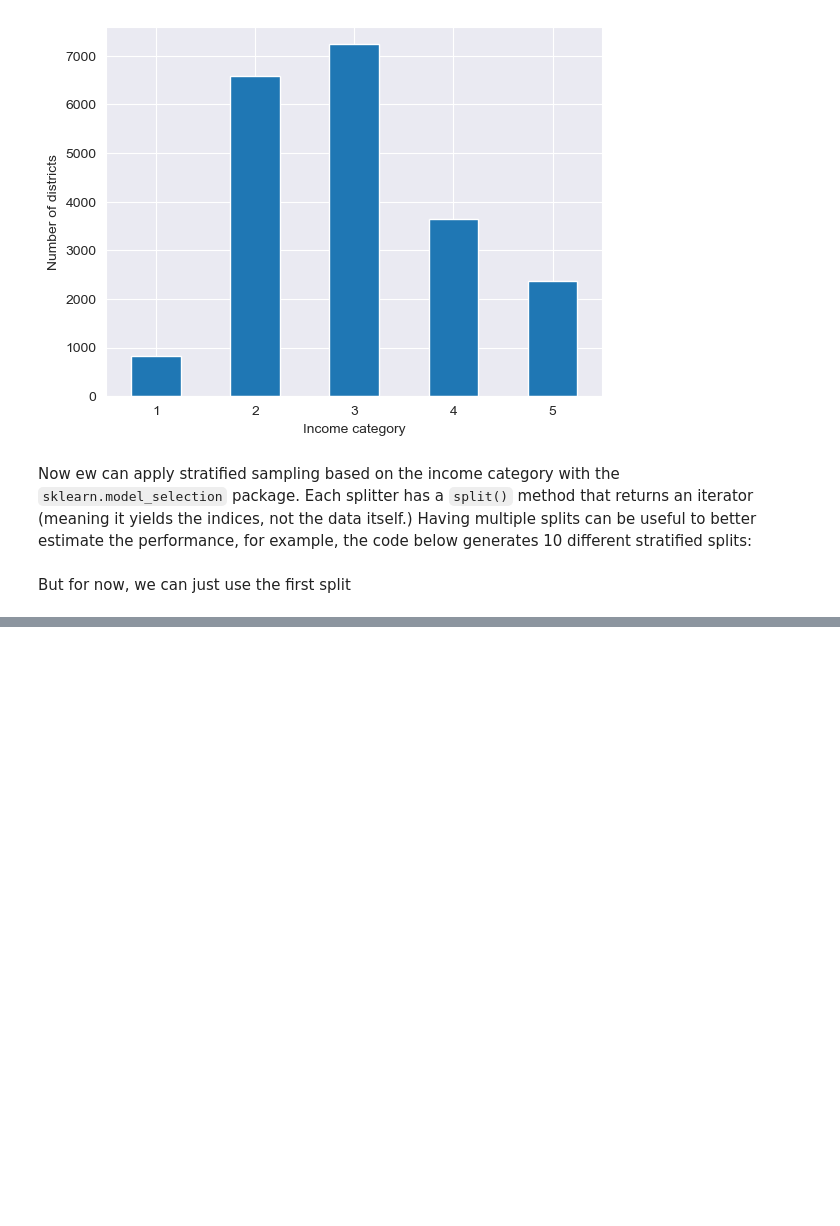
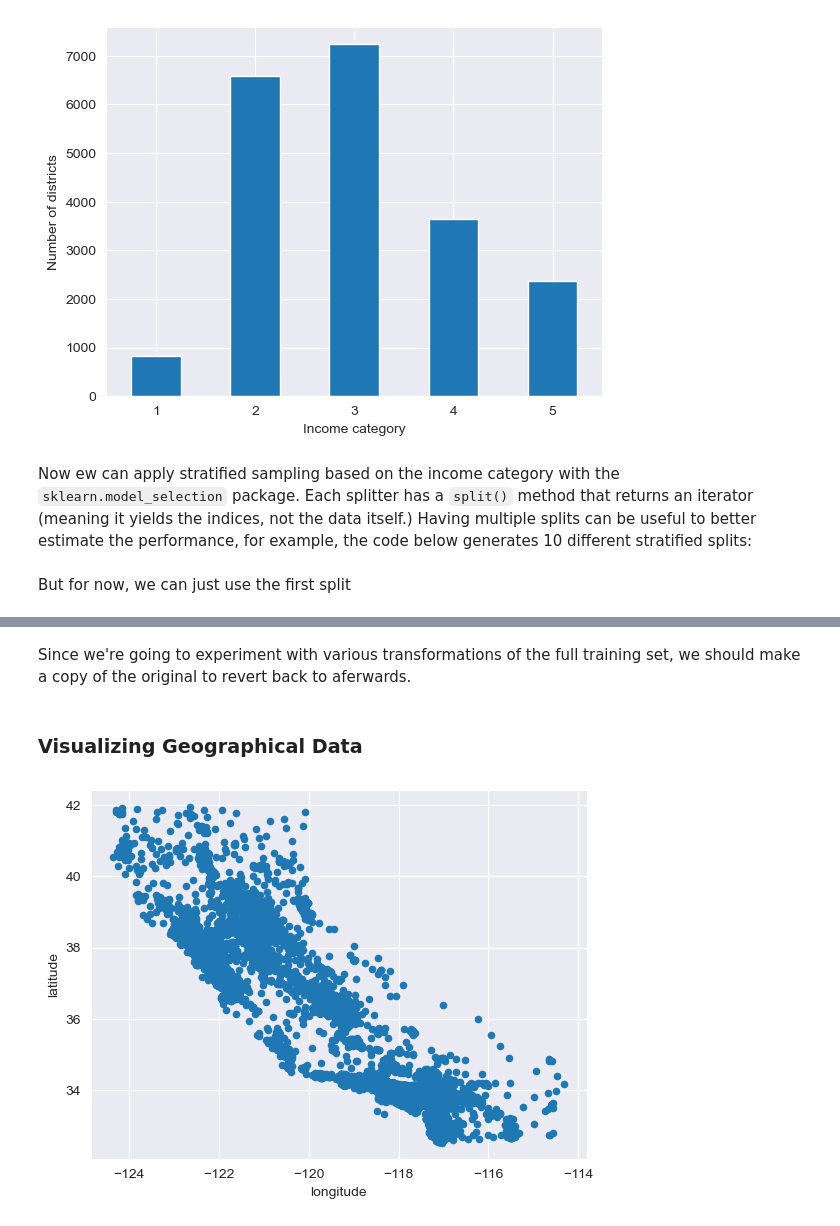
Before and after one commit to MartinOsmani/California-Housing-Dataset, a Jupyter notebook: Notebooks/main.ipynb, the cells around one changed output, grey strips where cells are left out. Saved outputs shown, nothing was run; the diff lists cells and outputs as text; code cells hidden in the pictures; blank space fills up the shorter version.

Commit message:
Started the looking for correlations section to get more in depth insights about the data.

```diff
--- a/Notebooks/main.ipynb
+++ b/Notebooks/main.ipynb
@@ -173,0 +205,12 @@ strat_train_set, strat_test_set = strat_splits[0]
+# %% [markdown]
+Since we're going to experiment with various transformations of the full training set, we should make a copy of the original to revert back to aferwards.
+# %%
+data = strat_train_set.copy()
+# %% [markdown]
+### Visualizing Geographical Data
+# %%
+# Scatterplot of latitude/ longtitude:
+data.plot(kind="scatter", x="longitude", y="latitude", grid=True)
+plt.show()
+# %% [output]
+[figure, added]
```
Also changed, not shown: parts of 16 cells of this notebook.
